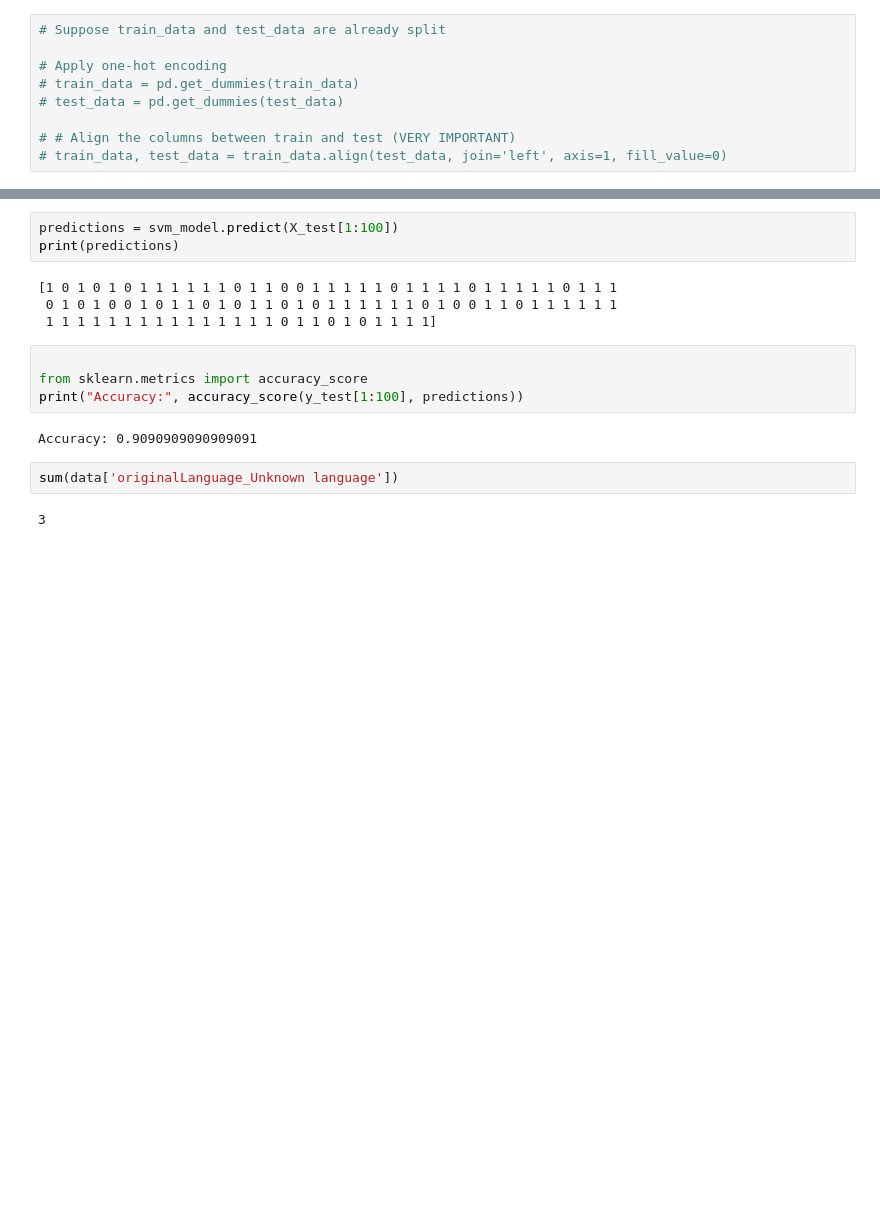
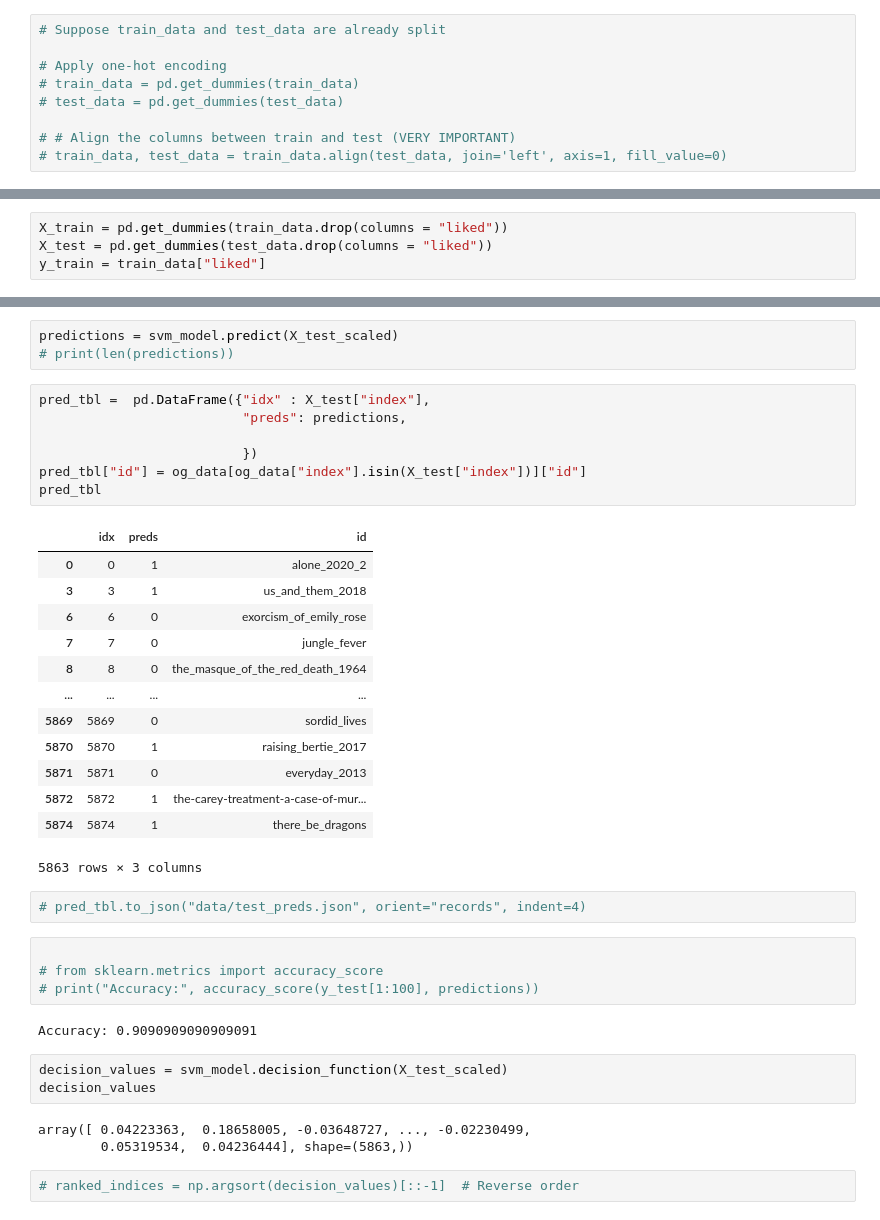
Before and after one commit to bram-n/internet-computing-project, a Jupyter notebook: src/svm.ipynb, the cells around one changed output, grey strips where cells are left out. Saved outputs shown, nothing was run; the diff lists cells and outputs as text; blank space fills up the shorter version.

```diff
--- a/src/svm.ipynb
+++ b/src/svm.ipynb
@@ -46,0 +109,4 @@ X_test = scaler.transform(X_test)
+# %%
+X_train = pd.get_dummies(train_data.drop(columns = "liked"))
+X_test = pd.get_dummies(test_data.drop(columns = "liked"))
+y_train = train_data["liked"]
@@ -53,19 +123,42 @@ svm_model.fit(X_train, y_train)
 # %% [output]
 SVC(kernel='linear')
 # %%
-predictions = svm_model.predict(X_test[1:100])
-print(predictions)
+predictions = svm_model.predict(X_test_scaled)
+# print(len(predictions))
-# %% [output]
-[1 0 1 0 1 0 1 1 1 1 1 1 0 1 1 0 0 1 1 1 1 1 0 1 1 1 1 0 1 1 1 1 1 0 1 1 1
- 0 1 0 1 0 0 1 0 1 1 0 1 0 1 1 0 1 0 1 1 1 1 1 1 0 1 0 0 1 1 0 1 1 1 1 1 1
- 1 1 1 1 1 1 1 1 1 1 1 1 1 1 1 0 1 1 0 1 0 1 1 1 1]
+# %%
+pred_tbl =  pd.DataFrame({"idx" : X_test["index"],
+                          "preds": predictions,
+
+                          })
+pred_tbl["id"] = og_data[og_data["index"].isin(X_test["index"])]["id"]
+pred_tbl
+# %% [output]
+|  | idx | preds | id |
+| 0 | 0 | 1 | alone_2020_2 |
+| 3 | 3 | 1 | us_and_them_2018 |
+| 6 | 6 | 0 | exorcism_of_emily_rose |
+| 7 | 7 | 0 | jungle_fever |
+| 8 | 8 | 0 | the_masque_of_the_red_death_1964 |
+| ... | ... | ... | ... |
+| 5869 | 5869 | 0 | sordid_lives |
+| 5870 | 5870 | 1 | raising_bertie_2017 |
+| 5871 | 5871 | 0 | everyday_2013 |
+| 5872 | 5872 | 1 | the-carey-treatment-a-case-of-mur... |
+| 5874 | 5874 | 1 | there_be_dragons |
+5863 rows × 3 columns
+# %%
+# pred_tbl.to_json("data/test_preds.json", orient="records", indent=4)
 # %%
 
-from sklearn.metrics import accuracy_score
-print("Accuracy:", accuracy_score(y_test[1:100], predictions))
+# from sklearn.metrics import accuracy_score
+# print("Accuracy:", accuracy_score(y_test[1:100], predictions))
 # %% [output]
 Accuracy: 0.9090909090909091
-# %%
-sum(data['originalLanguage_Unknown language'])
-# %% [output]
-3
+# %%
+decision_values = svm_model.decision_function(X_test_scaled)
+decision_values
+# %% [output]
+array([ 0.04223363,  0.18658005, -0.03648727, ..., -0.02230499,
+        0.05319534,  0.04236444], shape=(5863,))
+# %%
+# ranked_indices = np.argsort(decision_values)[::-1]  # Reverse order
```
Also changed, not shown: parts of 26 cells of this notebook, 7 other files.
